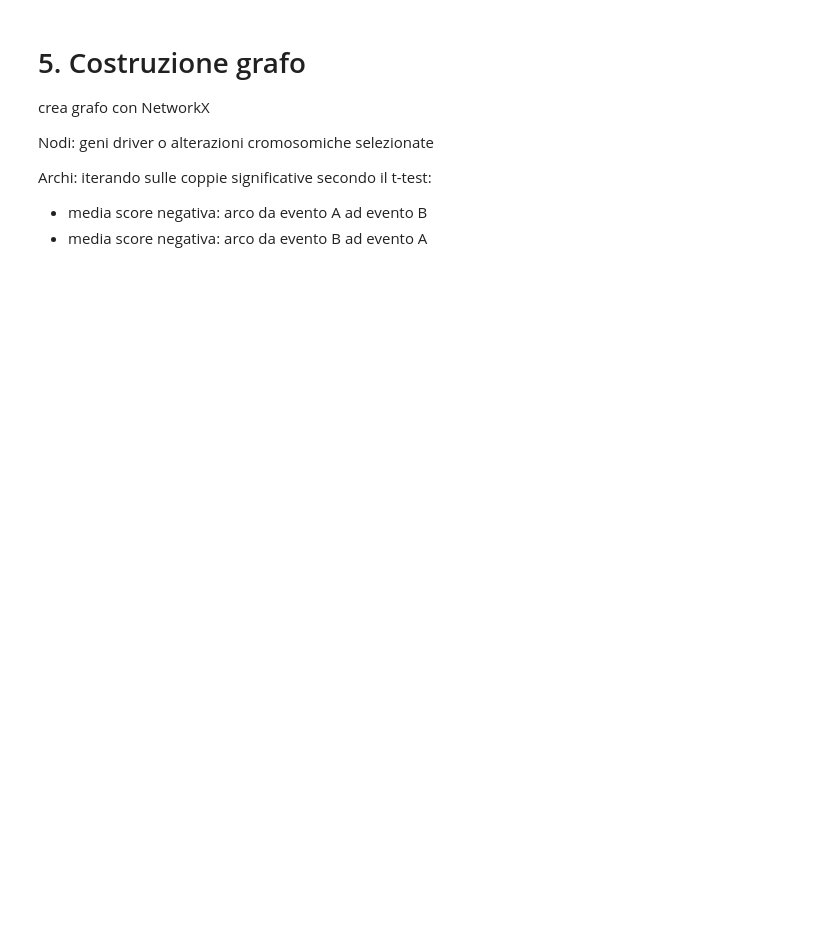
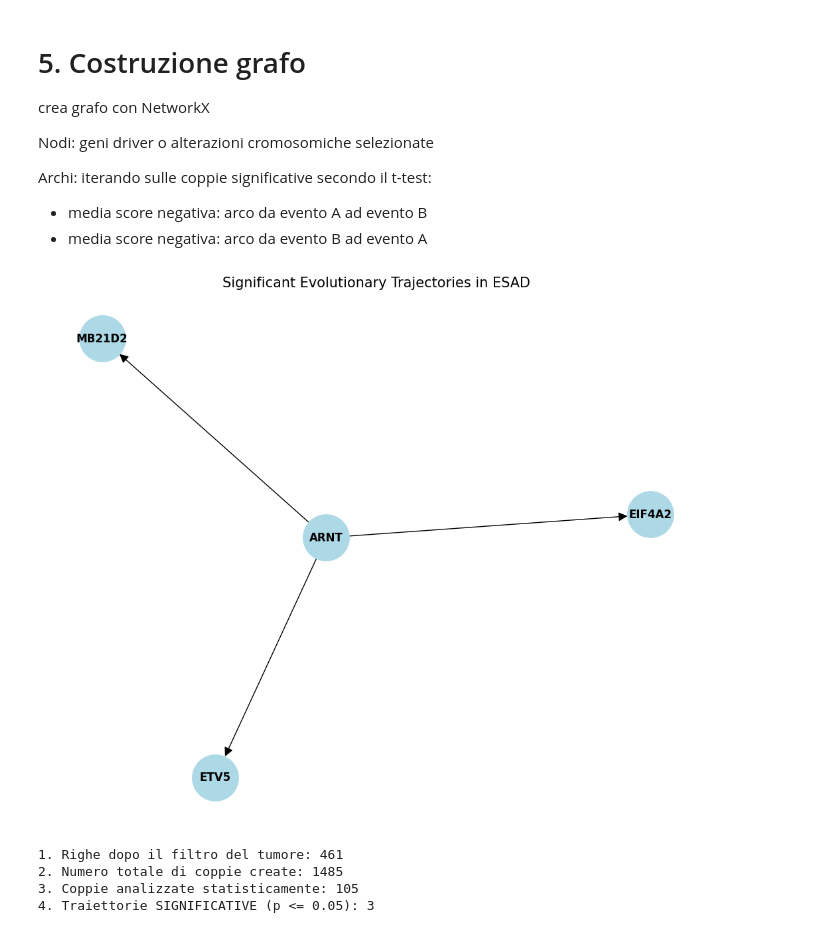
Before and after one commit to hifodbs/TikTakTuk, a Jupyter notebook: possibile_scaletta.ipynb, the cells around one changed output. Cells and saved outputs as stored; diff of their text form; code cells hidden in the pictures; blank space fills up the shorter version.

```diff
--- a/possibile_scaletta.ipynb
+++ b/possibile_scaletta.ipynb
@@ -8,3 +37,21 @@ usare colonna ttype per scegliere un tipo di tumore
 
 - Cleaning of the temporal data:
 check di timed e clock_mean (not null)
+# %%
+# Define the tumor type to analyze
+TUMOR_TYPE = 'ESAD'
+
+# Select the cohort: filter rows for the chosen tumor type
+df_1 = df[df['ttype'] == TUMOR_TYPE].copy()
+
+# Clean temporal data: remove rows where 'clock_mean', 'clock_rank', or 'gene' are missing
+df_1 = df_1.dropna(subset=['clock_mean', 'clock_rank', 'gene'])
+
+# --- FIND DRIVER GENES DYNAMICALLY ---
+# Since we don't know the drivers, we select the top N most frequent genes in this tumor
+TOP_N_GENES = 15
+top_frequent_genes = df_1['gene'].value_counts().head(TOP_N_GENES).index.tolist()
+print(f"Using the top {TOP_N_GENES} most frequent genes as drivers:\n{top_frequent_genes}")
+
+# Filter the dataset keeping only these top genes
+df_1 = df_1[df_1['gene'].isin(top_frequent_genes)]
@@ -46,3 +178,43 @@ Nodi: geni driver o alterazioni cromosomiche selezionate
 Archi: iterando sulle coppie significative secondo il t-test:
 - media score negativa: arco da evento A ad evento B
 - media score negativa: arco da evento B ad evento A
+# %%
+# Create directed graph with NetworkX
+G = nx.DiGraph()
+
+# Iterate over significant pairs to draw edges
+for index, row in df_significant.iterrows():
+    g_A = row['gene_A']
+    g_B = row['gene_B']
+    mean = row['mean_score']
+
+    # NetworkX automatically adds nodes when you add edges
+    if mean < 0:
+        # Negative mean: A precedes B -> arrow from A to B
+        G.add_edge(g_A, g_B, weight=abs(mean))
+    elif mean > 0:
+        # Positive mean: B precedes A -> arrow from B to A
+        G.add_edge(g_B, g_A, weight=abs(mean))
+
+
+# Setup and draw the graph
+plt.figure(figsize=(10, 8))
+pos = nx.spring_layout(G, seed=42) # Layout for node positioning
+
+nx.draw(G, pos, with_labels=True, node_color='lightblue', node_size=2500,
+        font_size=12, font_weight='bold', arrows=True, arrowsize=20)
+
+plt.title(f"Significant Evolutionary Trajectories in {TUMOR_TYPE}", size=15)
+plt.show()
+# %% [output]
+[figure, added]
+# %%
+print(f"1. Righe dopo il filtro del tumore: {len(df_1)}")
+print(f"2. Numero totale di coppie create: {len(df_pairs)}")
+print(f"3. Coppie analizzate statisticamente: {len(df_results)}")
+print(f"4. Traiettorie SIGNIFICATIVE (p <= 0.05): {len(df_significant)}")
+# %% [output]
+1. Righe dopo il filtro del tumore: 461
+2. Numero totale di coppie create: 1485
+3. Coppie analizzate statisticamente: 105
+4. Traiettorie SIGNIFICATIVE (p <= 0.05): 3
```
Also changed, not shown: parts of 6 cells of this notebook.
